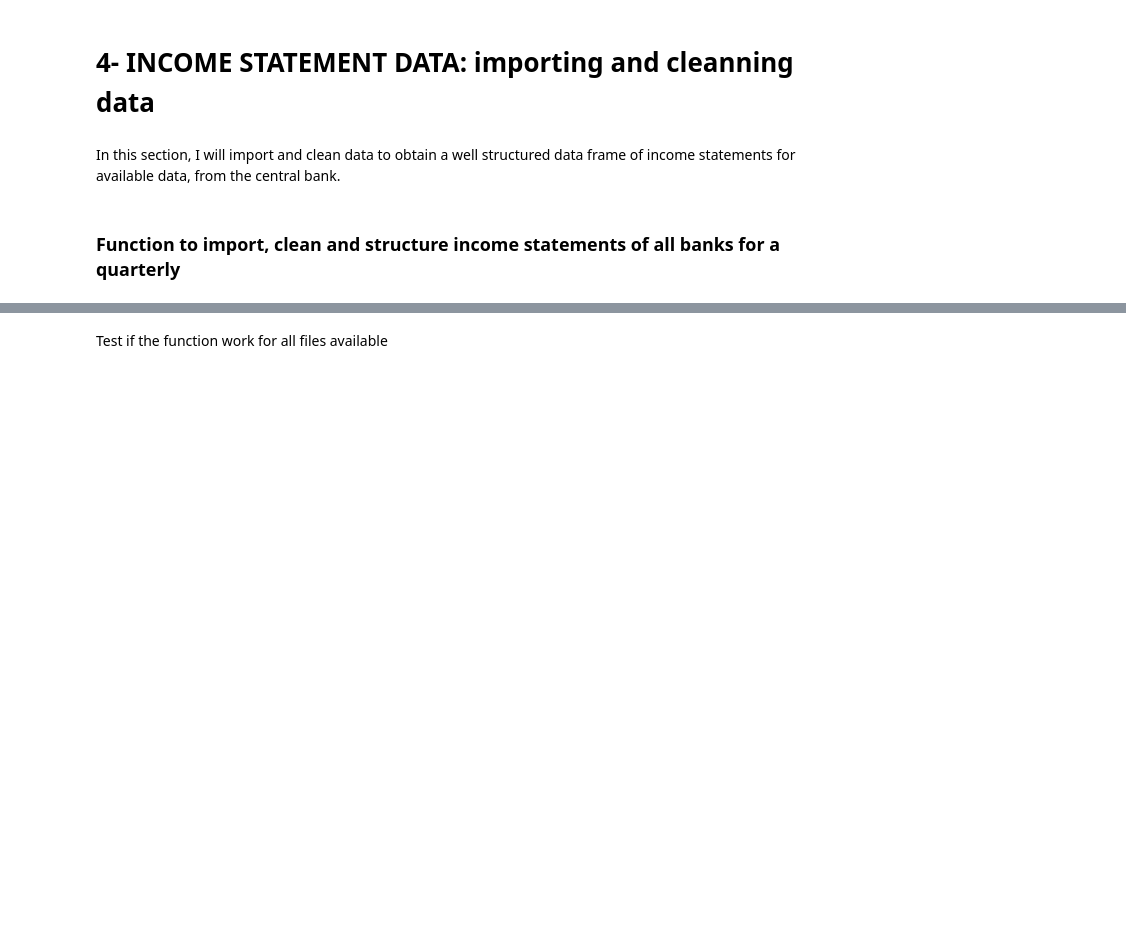
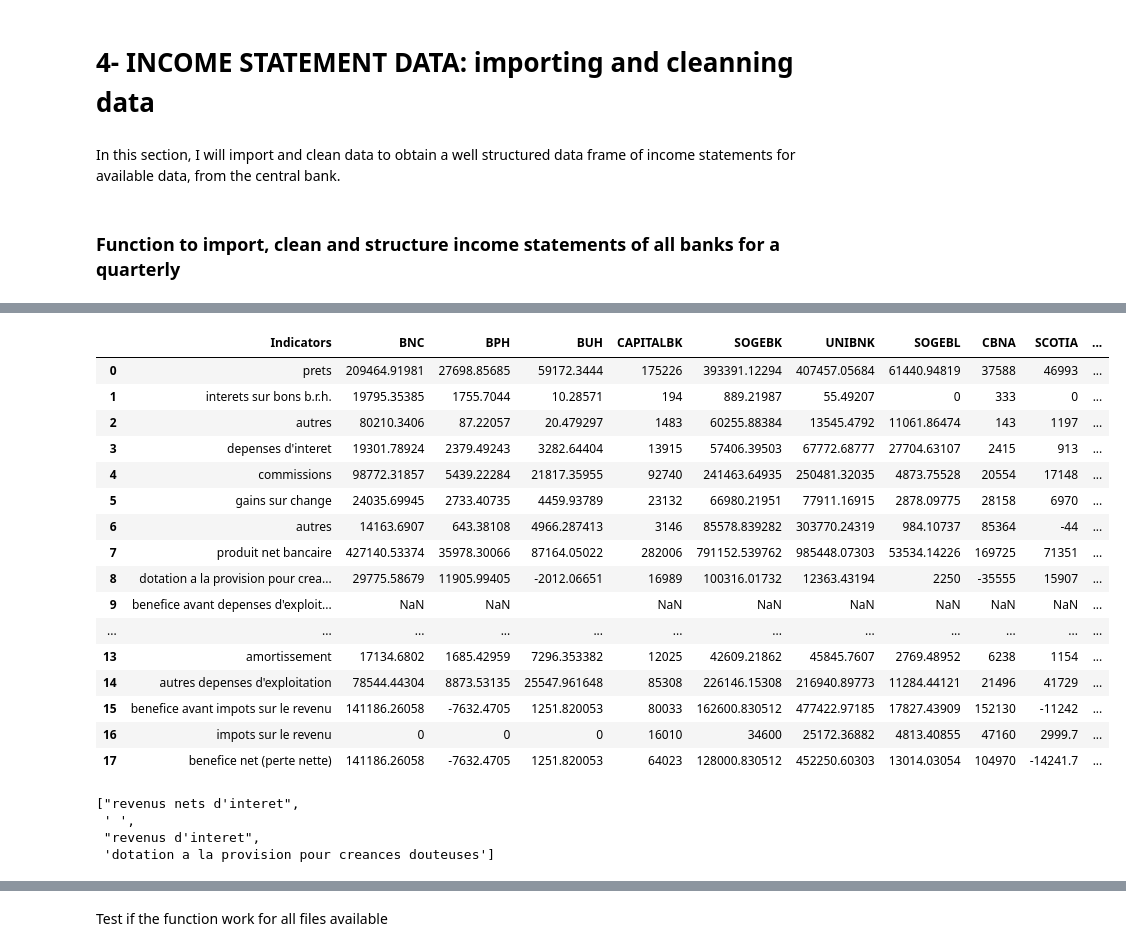
Before and after one commit to raulincadet/BanksHT, a Jupyter notebook: BksHT.ipynb, the cells around one changed output, grey strips where cells are left out. Cells and saved outputs as stored; diff of their text form; code cells hidden in the pictures; blank space fills up the shorter version.

```diff
--- a/BksHT.ipynb
+++ b/BksHT.ipynb
@@ -909,0 +1208,21 @@ f_income('trim_1_2021.xlsx')
+# %%
+# dou=f_income2('trim_3_2014.xls')
+f_income2('trim_3_2014.xls')
+# %% [output]
+|  | Indicators | BNC | BPH | BUH | CAPITALBK | SOGEBK | UNIBNK | SOGEBL | CBNA | SCOTIA | ... |
+| 0 | prets | 209464.91981 | 27698.85685 | 59172.3444 | 175226 | 393391.12294 | 407457.05684 | 61440.94819 | 37588 | 46993 | ... |
+| 1 | interets sur bons b.r.h. | 19795.35385 | 1755.7044 | 10.28571 | 194 | 889.21987 | 55.49207 | 0 | 333 | 0 | ... |
+| 2 | autres | 80210.3406 | 87.22057 | 20.479297 | 1483 | 60255.88384 | 13545.4792 | 11061.86474 | 143 | 1197 | ... |
+| 3 | depenses d'interet | 19301.78924 | 2379.49243 | 3282.64404 | 13915 | 57406.39503 | 67772.68777 | 27704.63107 | 2415 | 913 | ... |
+| 4 | commissions | 98772.31857 | 5439.22284 | 21817.35955 | 92740 | 241463.64935 | 250481.32035 | 4873.75528 | 20554 | 17148 | ... |
+| 5 | gains sur change | 24035.69945 | 2733.40735 | 4459.93789 | 23132 | 66980.21951 | 77911.16915 | 2878.09775 | 28158 | 6970 | ... |
+| 6 | autres | 14163.6907 | 643.38108 | 4966.287413 | 3146 | 85578.839282 | 303770.24319 | 984.10737 | 85364 | -44 | ... |
+| 7 | produit net bancaire | 427140.53374 | 35978.30066 | 87164.05022 | 282006 | 791152.539762 | 985448.07303 | 53534.14226 | 169725 | 71351 | ... |
+| 8 | dotation a la provision pour crea... | 29775.58679 | 11905.99405 | -2012.06651 | 16989 | 100316.01732 | 12363.43194 | 2250 | -35555 | 15907 | ... |
+| 9 | benefice avant depenses d'exploit... | NaN | NaN |  | NaN | NaN | NaN | NaN | NaN | NaN | ... |
+| ... | ... | ... | ... | ... | ... | ... | ... | ... | ... | ... | ... |
+| 13 | amortissement | 17134.6802 | 1685.42959 | 7296.353382 | 12025 | 42609.21862 | 45845.7607 | 2769.48952 | 6238 | 1154 | ... |
+| 14 | autres depenses d'exploitation | 78544.44304 | 8873.53135 | 25547.961648 | 85308 | 226146.15308 | 216940.89773 | 11284.44121 | 21496 | 41729 | ... |
+| 15 | benefice avant impots sur le revenu | 141186.26058 | -7632.4705 | 1251.820053 | 80033 | 162600.830512 | 477422.97185 | 17827.43909 | 152130 | -11242 | ... |
+| 16 | impots sur le revenu | 0 | 0 | 0 | 16010 | 34600 | 25172.36882 | 4813.40855 | 47160 | 2999.7 | ... |
+| 17 | benefice net (perte nette) | 141186.26058 | -7632.4705 | 1251.820053 | 64023 | 128000.830512 | 452250.60303 | 13014.03054 | 104970 | -14241.7 | ... |
@@ -909,0 +1273,8 @@ f_income('trim_1_2021.xlsx')
+# %%
+di=find_similarIndicator(["revenus nets d'interet",' ',"revenus d'interet","dotation a la provision pour creance"])
+di
+# %% [output]
+["revenus nets d'interet",
+ ' ',
+ "revenus d'interet",
+ 'dotation a la provision pour creances douteuses']
```
Also changed, not shown: parts of 23 cells of this notebook, 2 other files.
